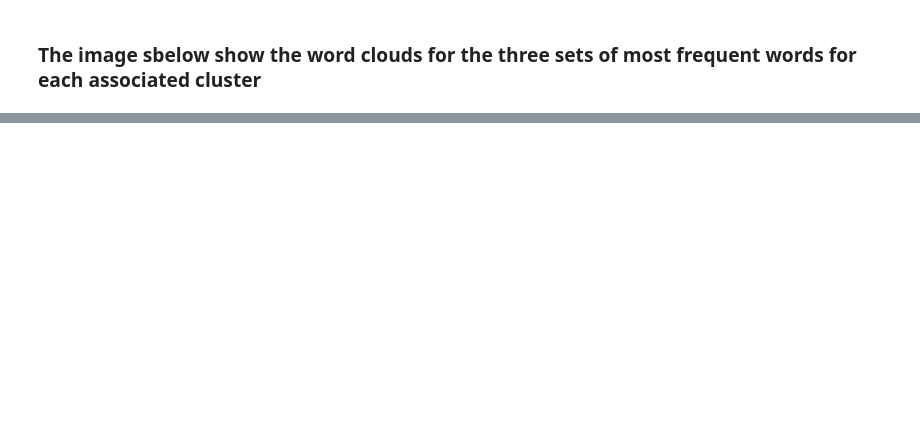
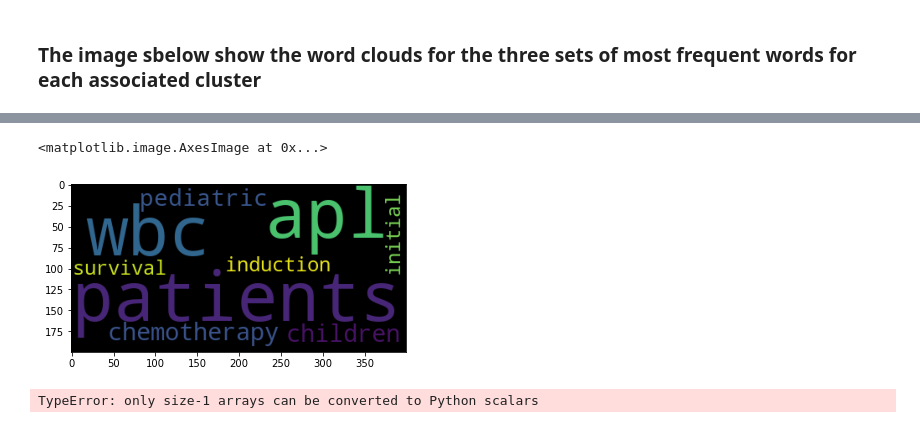
Before and after one commit to Robbie632/NLP_abstract_analysis, a Jupyter notebook: nlp_abstract_tool.ipynb, the cells around one changed output, grey strips where cells are left out. Cells and saved outputs as stored; diff of their text form; code cells hidden in the pictures; blank space fills up the shorter version.

Commit message:
go tnowhere trying to dynamically render image in html

```diff
--- a/nlp_abstract_tool.ipynb
+++ b/nlp_abstract_tool.ipynb
@@ -85,0 +75,2 @@ plt.imshow(ca.word_clouds[0])
+# %%
+t = ca.word_clouds[0].to_array()
@@ -85,0 +98,6 @@ plt.imshow(ca.word_clouds[0])
+# %%
+import matplotlib.pyplot as plt, mpld3
+plt.imshow(t)
+# %% [output]
+<matplotlib.image.AxesImage at 0x...>
+[figure, added]
@@ -85,0 +106,4 @@ plt.imshow(ca.word_clouds[0])
+# %%
+plt.figure(t)
+# %% [output]
+TypeError: only size-1 arrays can be converted to Python scalars
```
Also changed, not shown: parts of 12 cells of this notebook, 3 other files.
